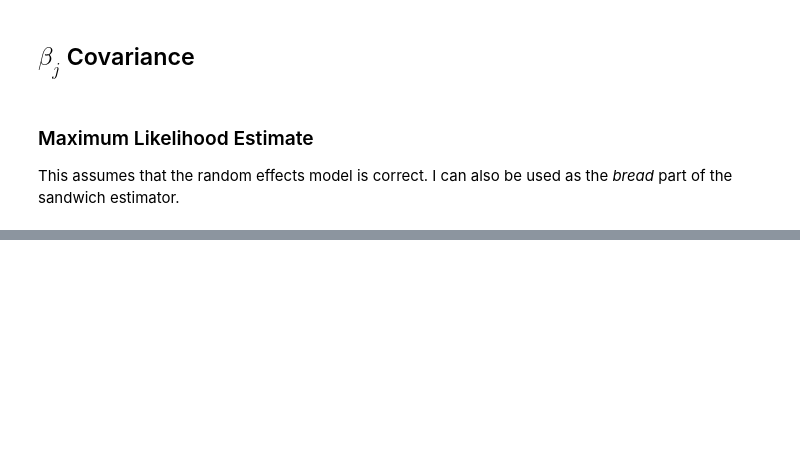
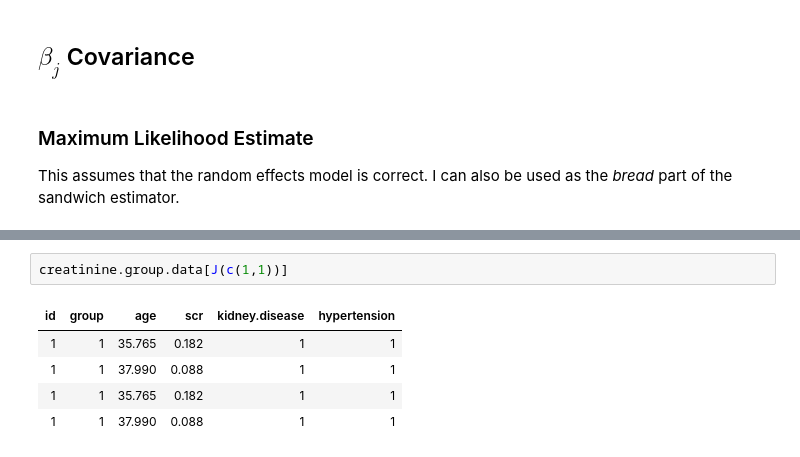
Before and after one commit to ppham27/stat571, a Jupyter notebook: hw6/creatinine.ipynb, the cells around one changed output, grey strips where cells are left out. Saved outputs shown, nothing was run; the diff lists cells and outputs as text; blank space fills up the shorter version.

```diff
--- a/hw6/creatinine.ipynb
+++ b/hw6/creatinine.ipynb
@@ -101,0 +183,8 @@ make.ml.parameter.covariance <- function(model) {
+# %%
+creatinine.group.data[J(c(1,1))]
+# %% [output]
+| id | group | age | scr | kidney.disease | hypertension |
+| 1 | 1 | 35.765 | 0.182 | 1 | 1 |
+| 1 | 1 | 37.990 | 0.088 | 1 | 1 |
+| 1 | 1 | 35.765 | 0.182 | 1 | 1 |
+| 1 | 1 | 37.990 | 0.088 | 1 | 1 |
```
Also changed, not shown: parts of 18 cells of this notebook.
